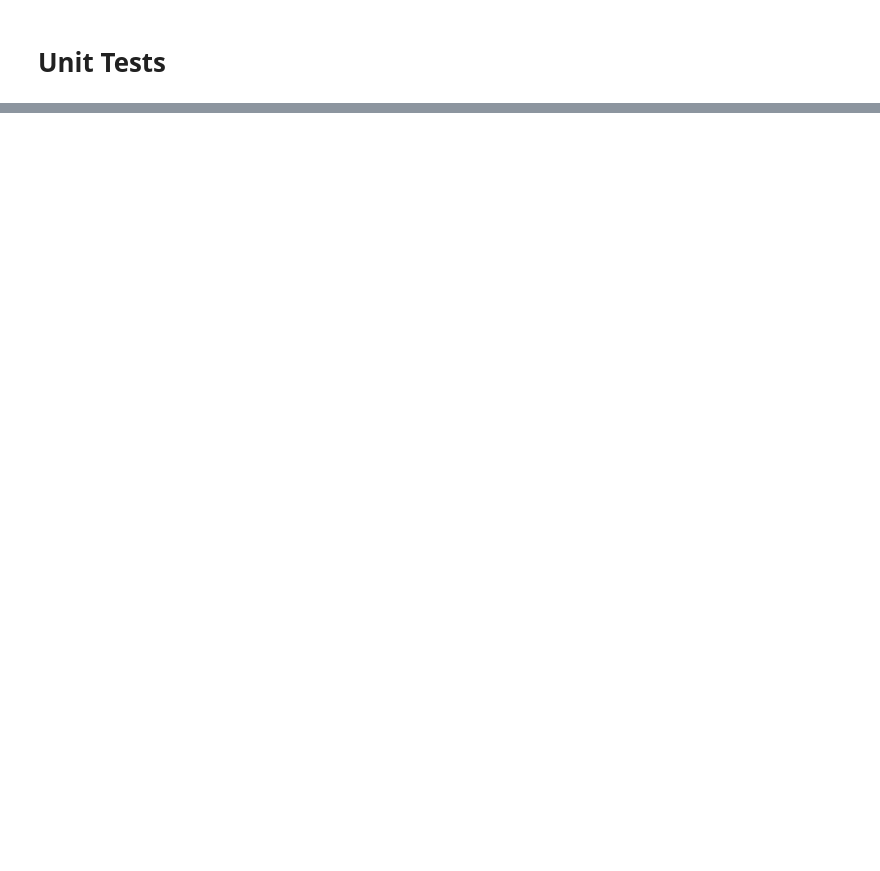
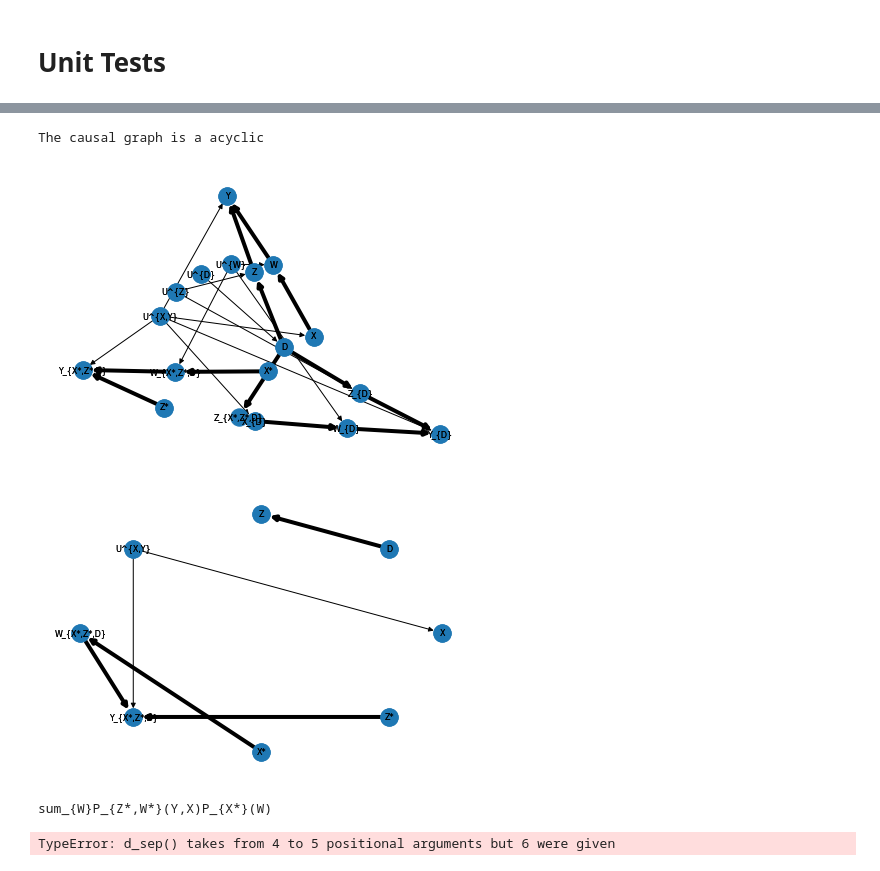
Before and after one commit to bel2scm/bel2scm, a Jupyter notebook: notebooks/Example Use Cases.ipynb, the cells around one changed output, grey strips where cells are left out. Cells and saved outputs as stored; diff of their text form; code cells hidden in the pictures; blank space fills up the shorter version.

```diff
--- a/notebooks/Example Use Cases.ipynb
+++ b/notebooks/Example Use Cases.ipynb
@@ -84,7 +105,7 @@ type_dict['D'] = 'continuous'
 type_dict['Z'] = 'continuous'
 type_dict['Y'] = 'continuous'
 
-graph_test = str_graph(str_list=str_list,graph_type='SCM',type_dict=type_dict)
+graph_test = cg.str_graph(str_list,'SCM',type_dict)
 graph_test.add_confound([['X','Y']])
 
 
@@ -99,33 +120,39 @@ do_del = [['Z',['D']]]
 obs_del = ['X','D']
 
 
 g_temp,c_temp = graph_test.make_pw_graph(do_temp)
 pos = nx.kamada_kawai_layout(g_temp)
 dict_temp = {}
 for item in g_temp.nodes:
     dict_temp[item] = item
 
 plt.figure()
 nx.draw(g_temp,pos,labels=dict_temp,width=4,font_size=8)
 nx.draw(c_temp,pos,labels=dict_temp,font_size=8)
 plt.show()
 
 g_temp,c_temp,gamma_temp = graph_test.make_cf_graph(do_temp,obs_temp)
 pos = nx.circular_layout(g_temp)
 dict_temp = {}
 for item in g_temp.nodes:
     dict_temp[item] = item
 
 plt.figure()
 nx.draw(g_temp,pos,labels=dict_temp,width=4,font_size=8)
 nx.draw(c_temp,pos,labels=dict_temp,font_size=8)
 plt.show()
 
 print(graph_test.id_star_alg(do_temp2,obs_temp2))
 # Ans: sum_{W}P_{Z*,W*}(Y,X)P_{X*}(W)
 
 print(graph_test.idc_star_alg(do_gam,do_del,[],obs_del))
 # Ans: [sum_{W}P_{Z,D,W*}(Y,X)P_{X*}(W)]/[sum_{Y}[sum_{W}P_{Z,D,W*}(Y,X)P_{X*}(W)]]
+# %% [output]
+The causal graph is a acyclic
+[figure, added]
+[figure, added]
+sum_{W}P_{Z*,W*}(Y,X)P_{X*}(W)
+TypeError: d_sep() takes from 4 to 5 positional arguments but 6 were given
 # %% [markdown]
 Parallel Worlds Graph: <img src="shpitser_pw_graph.png">
 Counterfactual Graph<img src="shpitser_cf_graph.png">
```
Also changed, not shown: parts of 5 cells of this notebook, 1 other file.
